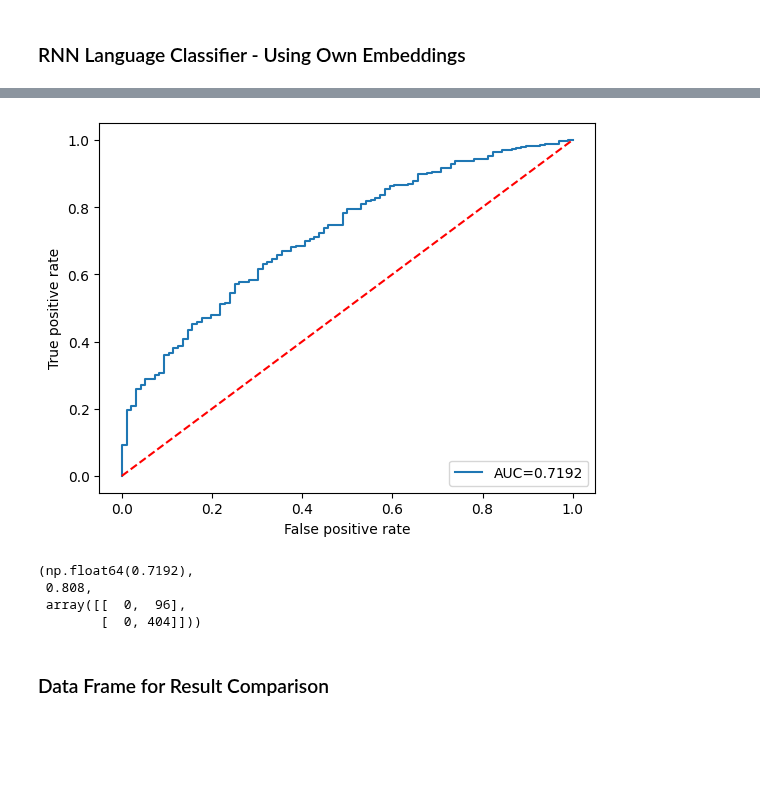
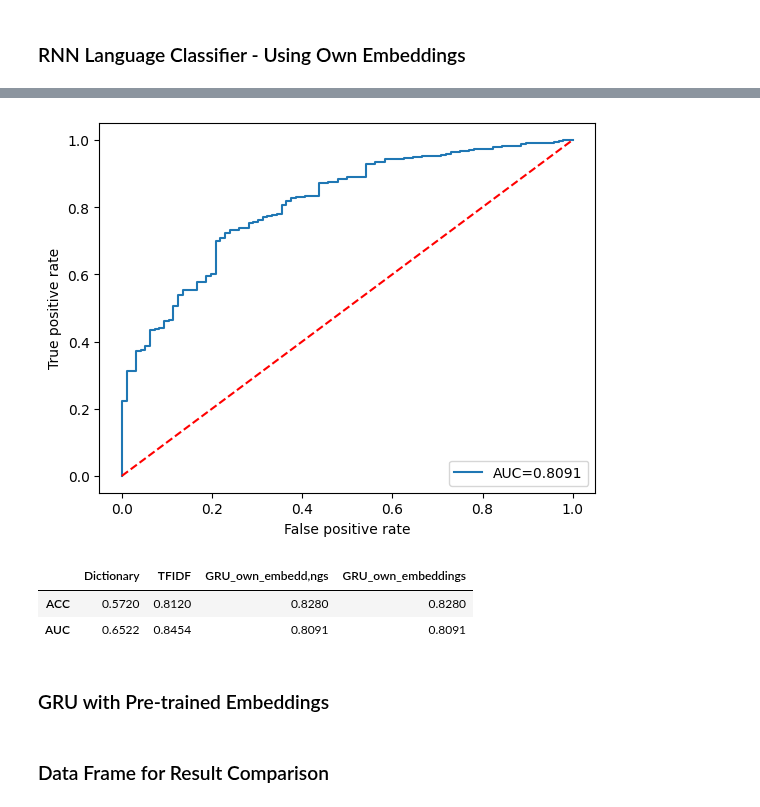
Before and after one commit to busrakasabali/Delta_Task_2, a Jupyter notebook: Delta_Task_2.ipynb, the cells around one changed output, grey strips where cells are left out. Saved outputs shown, nothing was run; the diff lists cells and outputs as text; code cells hidden in the pictures; blank space fills up the shorter version.

```diff
--- a/Delta_Task_2.ipynb
+++ b/Delta_Task_2.ipynb
@@ -490,3 +501,3 @@ Epoch 10/10
 # %%
-yhat_gru = bi_gru.predict(x_tweets_test_pad)
+yhat_gru = gru.predict(x_tweets_test_pad)
 # %% [output]
@@ -494,11 +505,16 @@ yhat_gru = bi_gru.predict(x_tweets_test_pad)
 # %%
-assess_sentiment_classifier(y_test=y_tweets_test,
+auc_gru_own, acc_gru_own, _ = assess_sentiment_classifier(y_test=y_tweets_test,
                             y_pred_prob = yhat_gru)
 # %% [output]
-[figure, old version]
+[figure, new version]
-(np.float64(0.7192),
- 0.808,
- array([[  0,  96],
-        [  0, 404]]))
+# %%
+df_scores['GRU_own_embeddings'] = [acc_gru_own,auc_gru_own]
+df_scores
+# %% [output]
+|  | Dictionary | TFIDF | GRU_own_embedd,ngs | GRU_own_embeddings |
+| ACC | 0.5720 | 0.8120 | 0.8280 | 0.8280 |
+| AUC | 0.6522 | 0.8454 | 0.8091 | 0.8091 |
+# %% [markdown]
+### GRU with Pre-trained Embeddings
 # %% [markdown]
 ### Data Frame for Result Comparison
```
Also changed, not shown: parts of 26 cells of this notebook.
